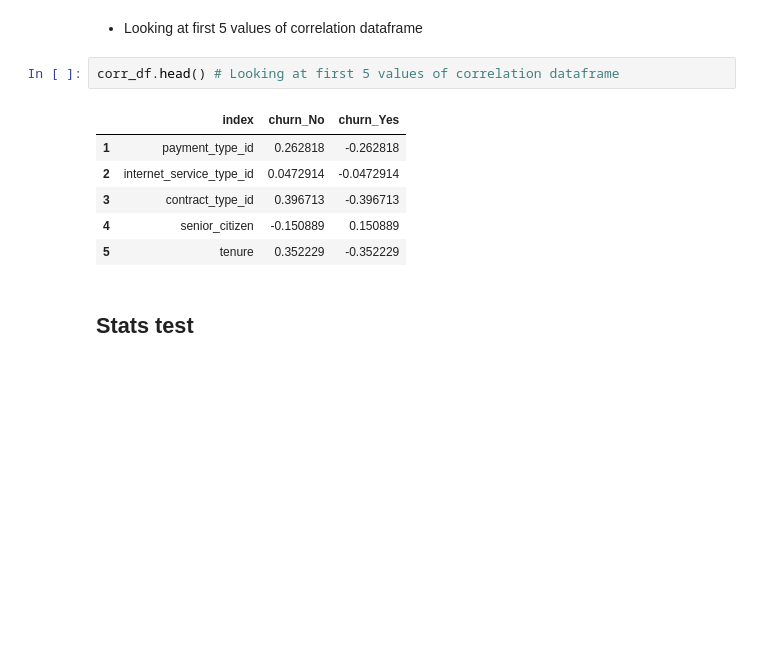
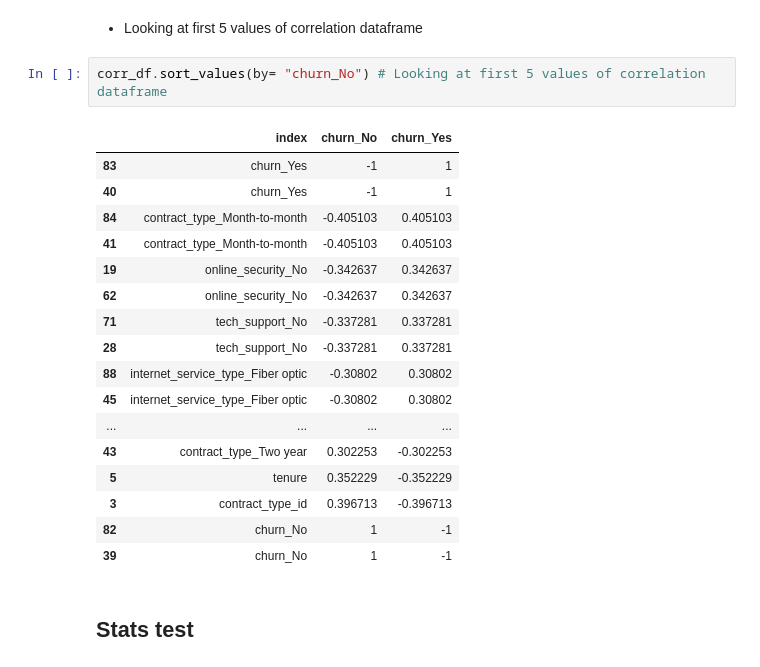
Before and after one commit to LinhQuach13/classification_project, a Jupyter notebook: telco_final.ipynb, the cells around one changed output. Saved outputs shown, nothing was run; the diff lists cells and outputs as text; blank space fills up the shorter version.

```diff
--- a/telco_final.ipynb
+++ b/telco_final.ipynb
@@ -288,14 +291,25 @@ corr_df= prepare.corr_telco_data(clean_df)
 # %% [markdown]
 - Looking at first 5 values of correlation dataframe
 # %%
-corr_df.head() # Looking at first 5 values of correlation dataframe
+corr_df.sort_values(by= "churn_No") # Looking at first 5 values of correlation dataframe
 # %% [output]
 |  | index | churn_No | churn_Yes |
-| 1 | payment_type_id | 0.262818 | -0.262818 |
-| 2 | internet_service_type_id | 0.0472914 | -0.0472914 |
+| 83 | churn_Yes | -1 | 1 |
+| 40 | churn_Yes | -1 | 1 |
+| 84 | contract_type_Month-to-month | -0.405103 | 0.405103 |
+| 41 | contract_type_Month-to-month | -0.405103 | 0.405103 |
+| 19 | online_security_No | -0.342637 | 0.342637 |
+| 62 | online_security_No | -0.342637 | 0.342637 |
+| 71 | tech_support_No | -0.337281 | 0.337281 |
+| 28 | tech_support_No | -0.337281 | 0.337281 |
+| 88 | internet_service_type_Fiber optic | -0.30802 | 0.30802 |
+| 45 | internet_service_type_Fiber optic | -0.30802 | 0.30802 |
+| ... | ... | ... | ... |
+| 43 | contract_type_Two year | 0.302253 | -0.302253 |
+| 5 | tenure | 0.352229 | -0.352229 |
 | 3 | contract_type_id | 0.396713 | -0.396713 |
-| 4 | senior_citizen | -0.150889 | 0.150889 |
-| 5 | tenure | 0.352229 | -0.352229 |
+| 82 | churn_No | 1 | -1 |
+| 39 | churn_No | 1 | -1 |
 # %% [markdown]
 ## Stats test
 # %%
```
Also changed, not shown: parts of 9 cells of this notebook.
